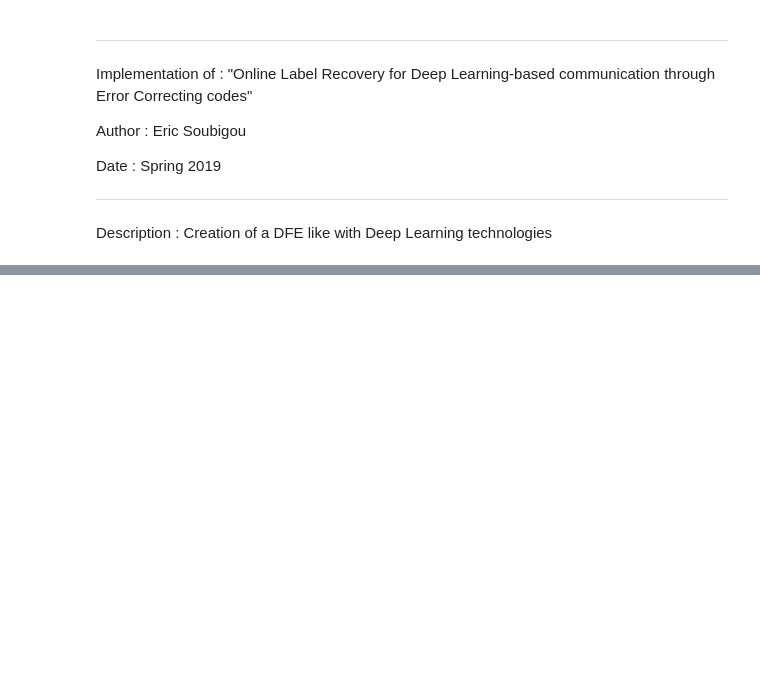
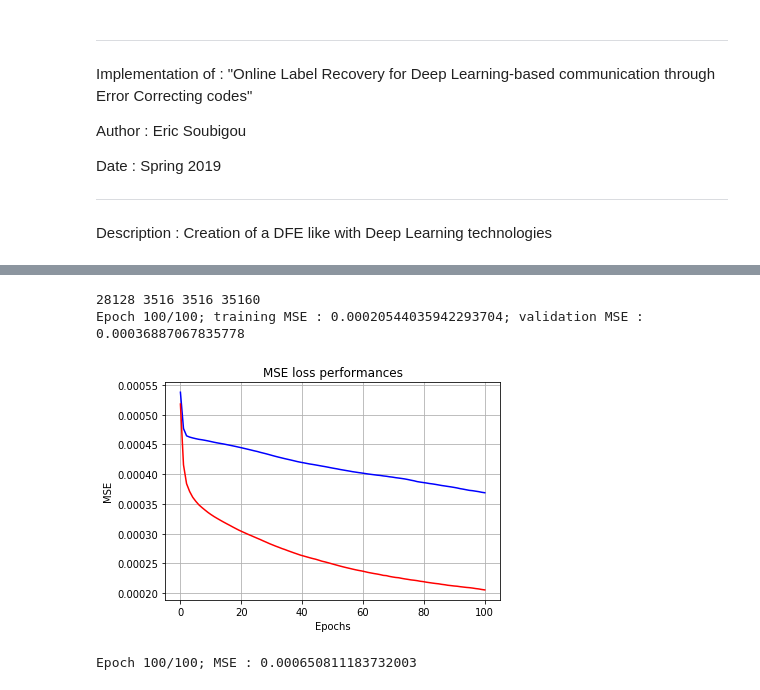
Before and after one commit to EricSoubigou/Deep-Net-Pre-Equalizer, a Jupyter notebook: online_label_recovery.ipynb, the cells around one changed output, grey strips where cells are left out. Saved outputs shown, nothing was run; the diff lists cells and outputs as text; code cells hidden in the pictures; blank space fills up the shorter version.

```diff
--- a/online_label_recovery.ipynb
+++ b/online_label_recovery.ipynb
@@ -183,0 +171,69 @@ from PreEqualizer import *
+# %%
+#  Train the NN-prequlizer
+from PreEqualizer import *
+from torch.utils.data import DataLoader
+
+# Load the data set
+data_set = OFDMSamplesDataset(
+    "./data_set/OFDM_non_lin_coeff_0.5_iq_im_0.5_eb_n0_10_proakis_C.pt"
+)
+# Spliting policies
+training_size = int(0.8 * len(data_set))
+validation_size = int(0.1 * len(data_set))
+test_size = int(0.1 * len(data_set))
+
+print(
+    training_size,
+    validation_size,
+    test_size,
+    len(data_set)
+)
+
+# Split data set
+training_set, validation_set, test_set = torch.utils.data.random_split(
+    data_set, [training_size, validation_size, test_size]
+)
+
+# Create a data loaders.
+training_dataloader = DataLoader(dataset=training_set, batch_size=2000, shuffle=False)
+validation_dataloader = DataLoader(dataset=validation_set, batch_size=2000, shuffle=False)
+
+# Creation of the PreEqualizer
+model_path = "./models/pre_eq_model_test_1"
+
+pre_eq_loaded = PreEqualizer(data_set.get_number_of_carriers())
+try:
+    pre_eq_loaded.load_state_dict(torch.load(model_path))
+except:
+    print("Error, can't load {} => Generate a new model".format(model_path))
+    pre_eq = PreEqualizer(data_set.get_number_of_carriers())
+
+# Train the Pre-Equalizer in standalone mode
+PreEqualizer.train(pre_eq, training_dataloader, validation_dataloader, nb_epochs=100, sgd_step=0.001)
+
+# Perform the
+
+# Save the model after training
+torch.save(pre_eq.state_dict(), model_path)
+# %% [output]
+28128 3516 3516 35160
+Epoch 100/100; training MSE : 0.00020544035942293704; validation MSE : 0.00036887067835778
+[figure, added]
+# %%
+# Test the performances of the model
+# Create a data loader.
+test_dataloader = DataLoader(dataset=test_set, batch_size=1000, shuffle=False)
+
+# Model loading
+model_path = "./models/pre_eq_model_test"
+
+pre_eq_loaded = PreEqualizer(data_set.get_number_of_carriers())
+try:
+    pre_eq_loaded.load_state_dict(torch.load(model_path))
+except:
+    pre_eq = PreEqualizer(data_set.get_number_of_carriers())
+
+# Train the Pre-Equalizer in standalone mode
+PreEqualizer.train(pre_eq, test_dataloader, nb_epochs=100, sgd_step=0.001)
+# %% [output]
+Epoch 100/100; MSE : 0.000650811183732003
```
Also changed, not shown: parts of 7 cells of this notebook.
